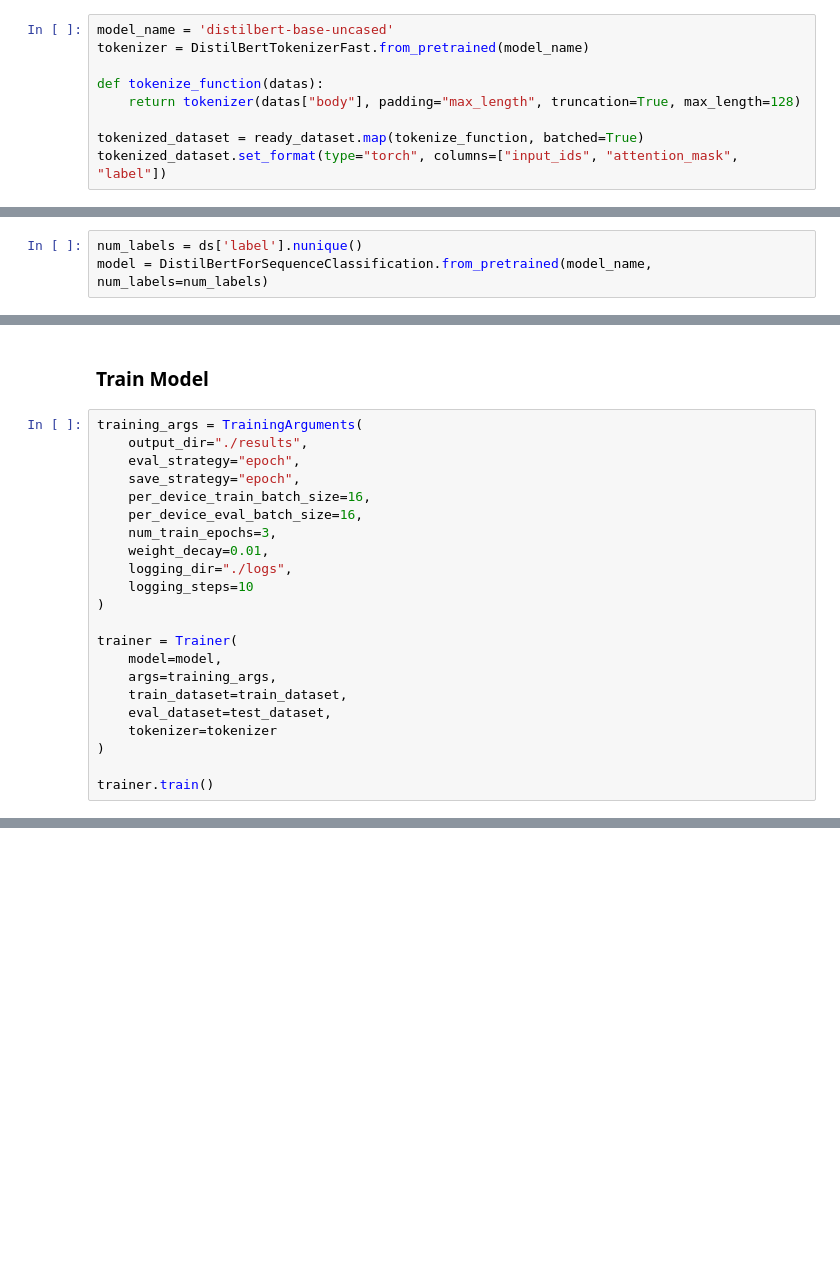
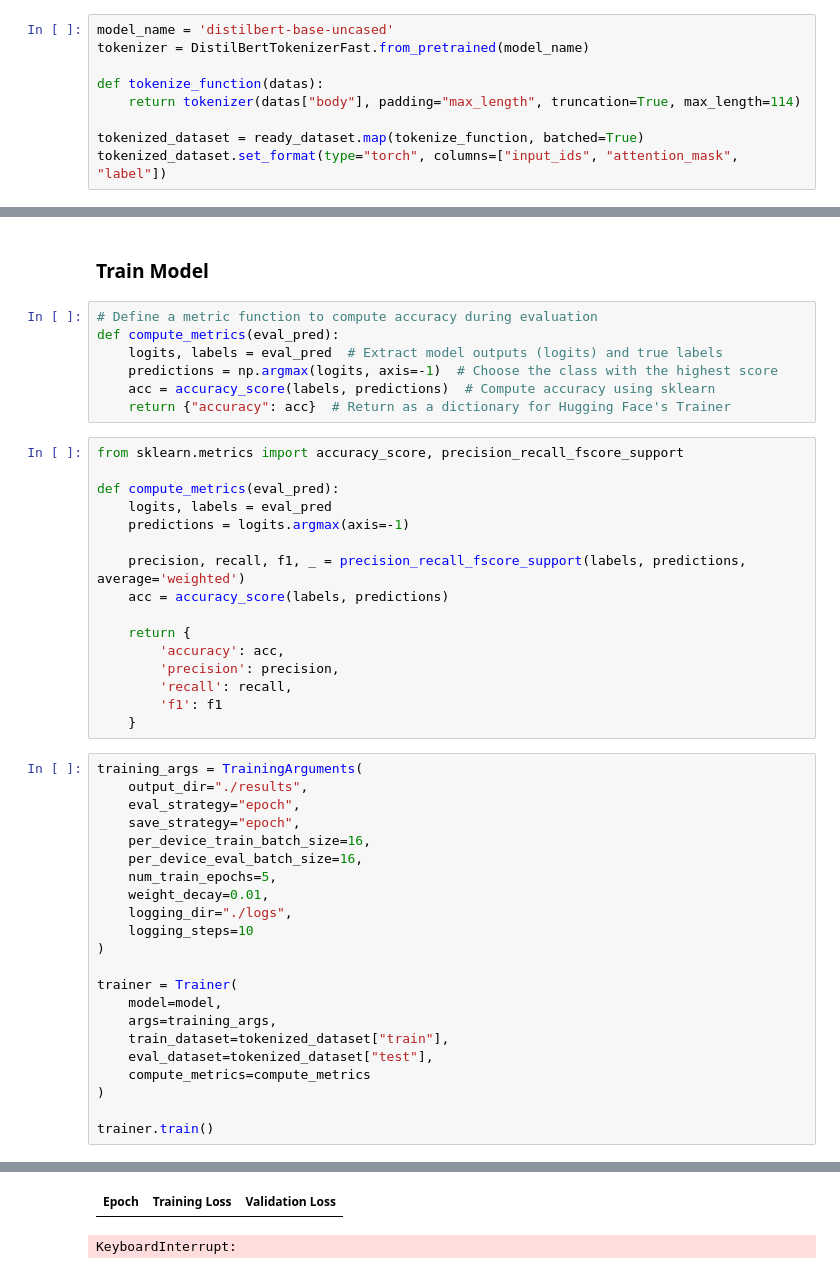
Before and after one commit to rianto42/NLPAssignment3, a Jupyter notebook: NLP_Assignment3_Wed_Morning_18.ipynb, the cells around one changed output, grey strips where cells are left out. Saved outputs shown, nothing was run; the diff lists cells and outputs as text; blank space fills up the shorter version.

```diff
--- a/NLP_Assignment3_Wed_Morning_18.ipynb
+++ b/NLP_Assignment3_Wed_Morning_18.ipynb
@@ -96,7 +123,7 @@ model_name = 'distilbert-base-uncased'
 tokenizer = DistilBertTokenizerFast.from_pretrained(model_name)
 
 def tokenize_function(datas):
-    return tokenizer(datas["body"], padding="max_length", truncation=True, max_length=128)
+    return tokenizer(datas["body"], padding="max_length", truncation=True, max_length=114)
 
 tokenized_dataset = ready_dataset.map(tokenize_function, batched=True)
 tokenized_dataset.set_format(type="torch", columns=["input_ids", "attention_mask", "label"])
@@ -103,5 +175,2 @@ tokenized_dataset.set_format(type="torch", columns=["input_ids", "attention_mask
 # %% [markdown]
 ### Load Model
-# %%
-num_labels = ds['label'].nunique()
-model = DistilBertForSequenceClassification.from_pretrained(model_name, num_labels=num_labels)
@@ -108,5 +209,28 @@ model = DistilBertForSequenceClassification.from_pretrained(model_name, num_labe
 # %% [markdown]
 ### Train Model
+# %%
+# Define a metric function to compute accuracy during evaluation
+def compute_metrics(eval_pred):
+    logits, labels = eval_pred  # Extract model outputs (logits) and true labels
+    predictions = np.argmax(logits, axis=-1)  # Choose the class with the highest score
+    acc = accuracy_score(labels, predictions)  # Compute accuracy using sklearn
+    return {"accuracy": acc}  # Return as a dictionary for Hugging Face's Trainer
+# %%
+from sklearn.metrics import accuracy_score, precision_recall_fscore_support
+
+def compute_metrics(eval_pred):
+    logits, labels = eval_pred
+    predictions = logits.argmax(axis=-1)
+
+    precision, recall, f1, _ = precision_recall_fscore_support(labels, predictions, average='weighted')
+    acc = accuracy_score(labels, predictions)
+
+    return {
+        'accuracy': acc,
+        'precision': precision,
+        'recall': recall,
+        'f1': f1
+    }
 # %%
 training_args = TrainingArguments(
     output_dir="./results",
@@ -114,7 +238,7 @@ training_args = TrainingArguments(
     save_strategy="epoch",
     per_device_train_batch_size=16,
     per_device_eval_batch_size=16,
-    num_train_epochs=3,
+    num_train_epochs=5,
     weight_decay=0.01,
     logging_dir="./logs",
     logging_steps=10
@@ -123,9 +247,10 @@ training_args = TrainingArguments(
 trainer = Trainer(
     model=model,
     args=training_args,
-    train_dataset=train_dataset,
-    eval_dataset=test_dataset,
-    tokenizer=tokenizer
+    train_dataset=tokenized_dataset["train"],
+    eval_dataset=tokenized_dataset["test"],
+    compute_metrics=compute_metrics
 )
 
 trainer.train()
+# %% [output]
@@ -131,0 +259,2 @@ trainer.train()
+| Epoch | Training Loss | Validation Loss |
+KeyboardInterrupt:
```
Also changed, not shown: parts of 12 cells of this notebook.
